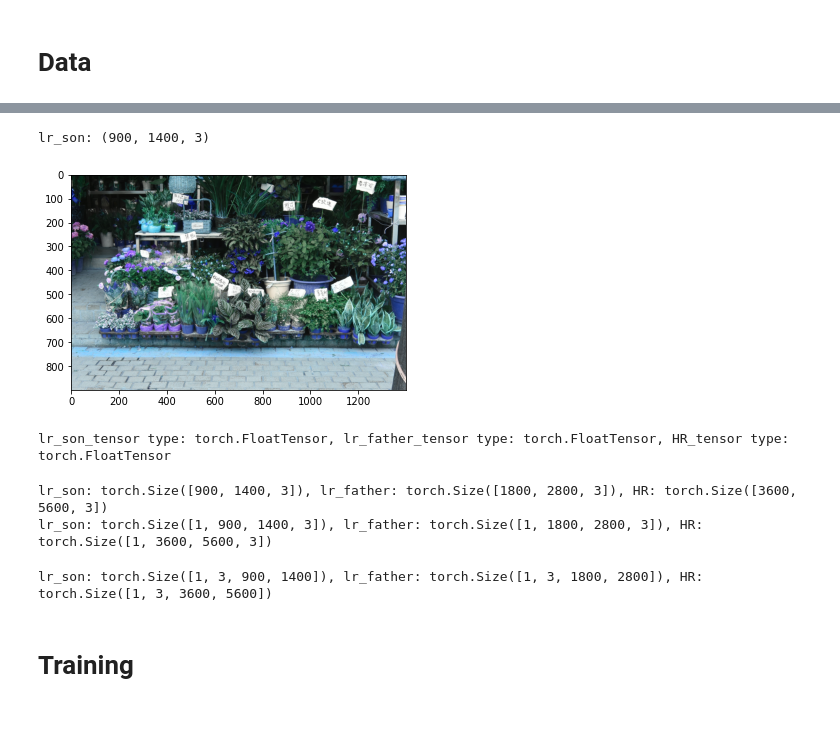
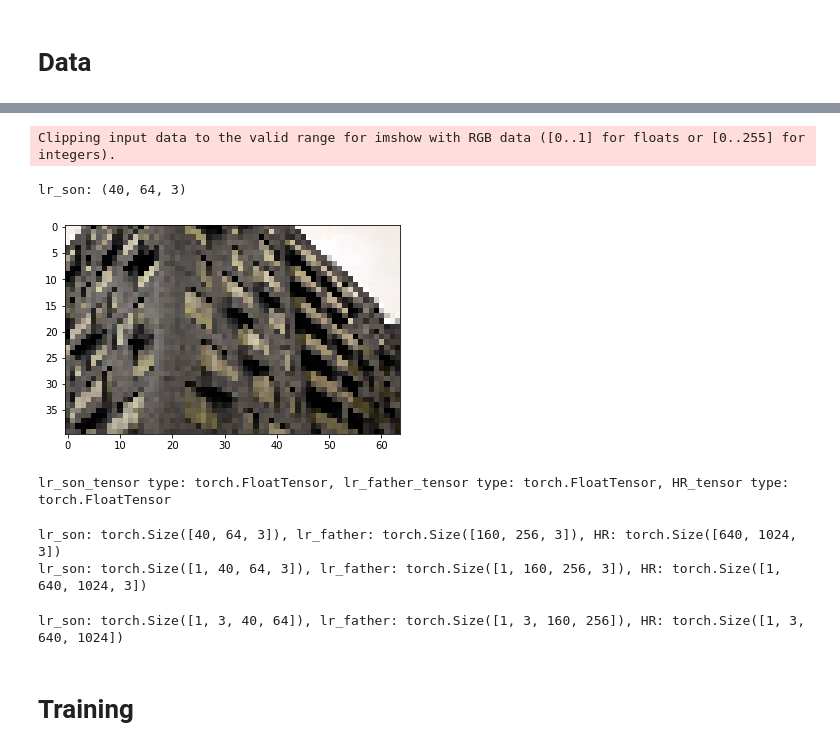
Before and after one commit to ecacikgoz97/Comp411-511_Project, a Jupyter notebook: main_project.ipynb, the cells around one changed output, grey strips where cells are left out. Cells and saved outputs as stored; diff of their text form; code cells hidden in the pictures; blank space fills up the shorter version.

```diff
--- a/main_project.ipynb
+++ b/main_project.ipynb
@@ -26,0 +18,18 @@ Y: (3600, 5600, 3)
+# %%
+X = cv2.imread('/home/mandalinadagi/Desktop/comp511/img001x4.png')
+Y = cv2.imread('/home/mandalinadagi/Desktop/comp511/img001.png')
+wx, hx, c = X.shape
+wx = (wx//4)*4
+hx = (hx//4)*4
+X = X[:wx, :hx, :]
+Y = Y[:(4*wx), :(4*hx), :]
+X_original = X
+Y_original = Y
+X = X.astype(float)
+Y = Y.astype(float)
+X /= 255.0
+Y /= 255.0
+print(X.dtype)
+plt.imshow(X);
+print(f"X: {X.shape}")
+print(f"Y: {Y.shape}")
@@ -27,11 +41,12 @@ Y: (3600, 5600, 3)
 # %%
 # Bi-CUBIC interpolation
-lr_son = cv2.resize(X, None,fx=0.5, fy=0.5, interpolation=cv2.INTER_CUBIC)
+lr_son = cv2.resize(X, None,fx=0.25, fy=0.25, interpolation=cv2.INTER_CUBIC)
 plt.imshow(lr_son);
 print(f"lr_son: {lr_son.shape}")
 # %% [output]
-lr_son: (900, 1400, 3)
+Clipping input data to the valid range for imshow with RGB data ([0..1] for floats or [0..255] for integers).
+lr_son: (40, 64, 3)
-[figure, old version]
+[figure, new version]
 # %%
 lr_son_tensor = torch.FloatTensor(lr_son)
 lr_father_tensor = torch.FloatTensor(X)
@@ -44,12 +59,12 @@ print(f"lr_son: {lr_son_tensor.shape}, lr_father: {lr_father_tensor.shape}, HR:
 lr_son, lr_father, HR = lr_son_tensor.unsqueeze(0), lr_father_tensor.unsqueeze(0), HR_tensor.unsqueeze(0)
 print(f"lr_son: {lr_son.shape}, lr_father: {lr_father.shape}, HR: {HR.shape}")
 # %% [output]
-lr_son: torch.Size([900, 1400, 3]), lr_father: torch.Size([1800, 2800, 3]), HR: torch.Size([3600, 5600, 3])
-lr_son: torch.Size([1, 900, 1400, 3]), lr_father: torch.Size([1, 1800, 2800, 3]), HR: torch.Size([1, 3600, 5600, 3])
+lr_son: torch.Size([40, 64, 3]), lr_father: torch.Size([160, 256, 3]), HR: torch.Size([640, 1024, 3])
+lr_son: torch.Size([1, 40, 64, 3]), lr_father: torch.Size([1, 160, 256, 3]), HR: torch.Size([1, 640, 1024, 3])
 # %%
 lr_son, lr_father, HR = lr_son.permute(0, 3, 1, 2), lr_father.permute(0, 3, 1, 2), HR.permute(0, 3, 1, 2)
 print(f"lr_son: {lr_son.shape}, lr_father: {lr_father.shape}, HR: {HR.shape}")
 # %% [output]
-lr_son: torch.Size([1, 3, 900, 1400]), lr_father: torch.Size([1, 3, 1800, 2800]), HR: torch.Size([1, 3, 3600, 5600])
+lr_son: torch.Size([1, 3, 40, 64]), lr_father: torch.Size([1, 3, 160, 256]), HR: torch.Size([1, 3, 640, 1024])
 # %% [markdown]
 # Training
```
Also changed, not shown: parts of 16 cells of this notebook, 2 other files.
